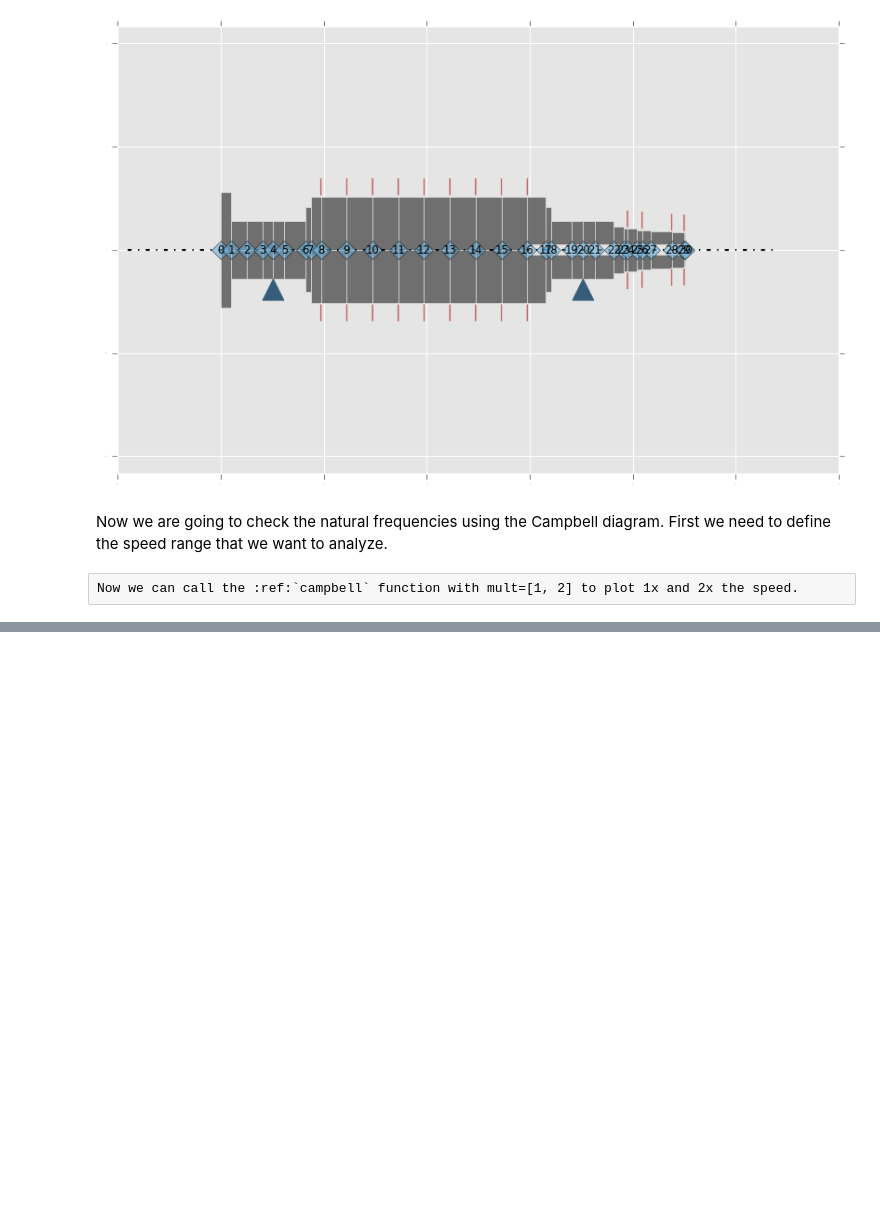
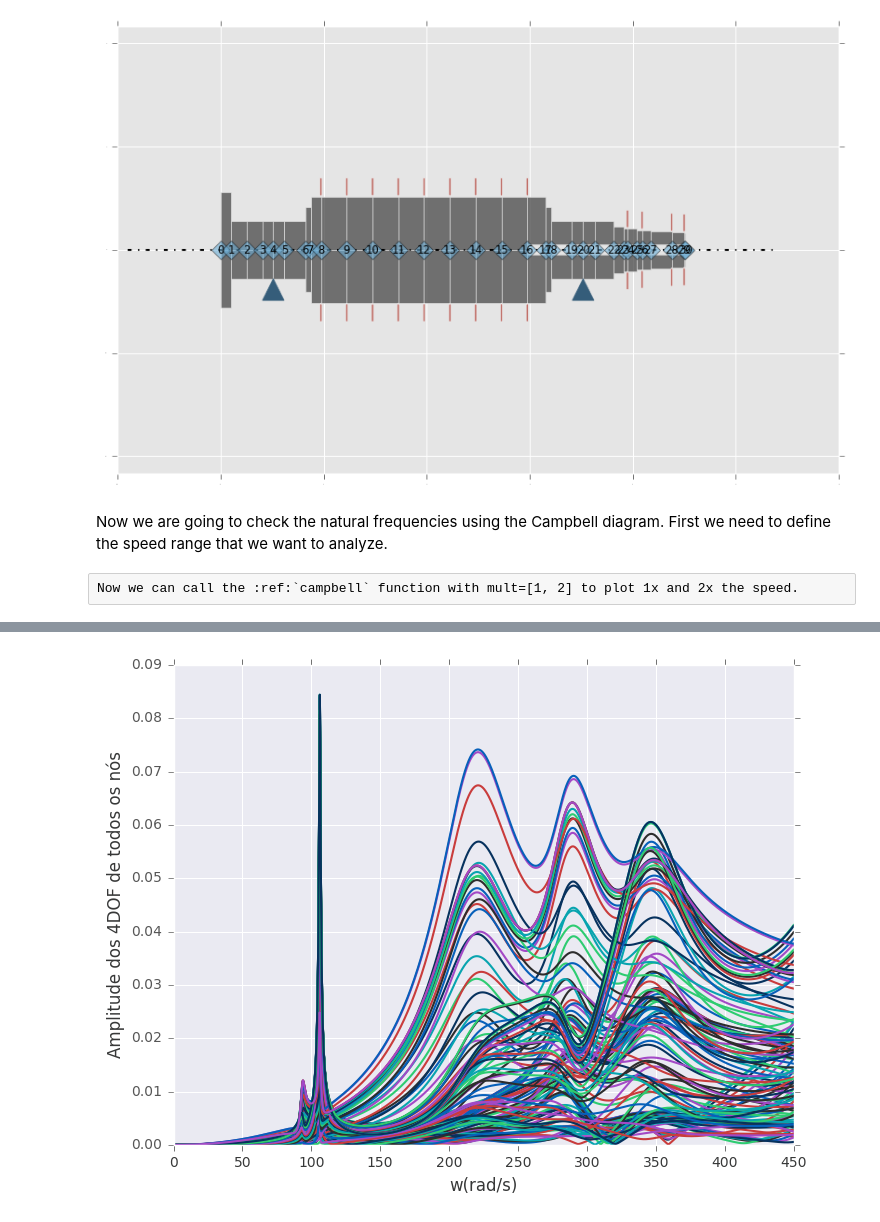
Before and after one commit to eduardofvdalmeida/Trabalho-Rotores, a Jupyter notebook: LaviRot - Gerador.ipynb, the cells around one changed output, grey strips where cells are left out. Cells and saved outputs as stored; diff of their text form; code cells hidden in the pictures; blank space fills up the shorter version.

```diff
--- a/LaviRot - Gerador.ipynb
+++ b/LaviRot - Gerador.ipynb
@@ -411,0 +307,41 @@ plt.show()
+# %%
+M = gerador.M()
+C = gerador.C()
+G = gerador.G()
+K = gerador.K()
+m=int(np.sqrt(np.size(M)))
+U = np.ones(m)
+# Inserindo desbalaceamento nó 8, lembrando que o primeiro nó é o nó 0
+U[33] = 0.06
+U[34] = 0.06
+# Inserindo desbalaceamento nó 16, lembrando que o primeiro nó é o nó 0
+U[65] = 0.06
+U[66] = 0.06
+
+
+#frequencias em rad/s
+
+def resposta_frequencia(w0, wf):
+    Omega = np.linspace(w0,wf,10*(wf-w0))
+    X = sp.zeros((len(Omega), m))
+    for i in range(len(Omega)):
+        w=Omega[i]
+        F=U*w**2
+
+        Z=-1*w**2*M+1j*w*(C+G*w)+K
+        Zinv=la.inv(Z)
+
+        Xt=Zinv @ F
+        Xabs = np.absolute(Xt)
+        X[i] = sp.transpose(Xabs)
+
+    return Omega, X
+# %%
+omega, x = resposta_frequencia(0, 450)
+# %%
+plt.plot(omega, x)
+plt.ylabel('Amplitude dos 4DOF de todos os nós')
+plt.xlabel('w(rad/s)')
+plt.show()
+# %% [output]
+[figure, added]
```
Also changed, not shown: parts of 15 cells of this notebook.
